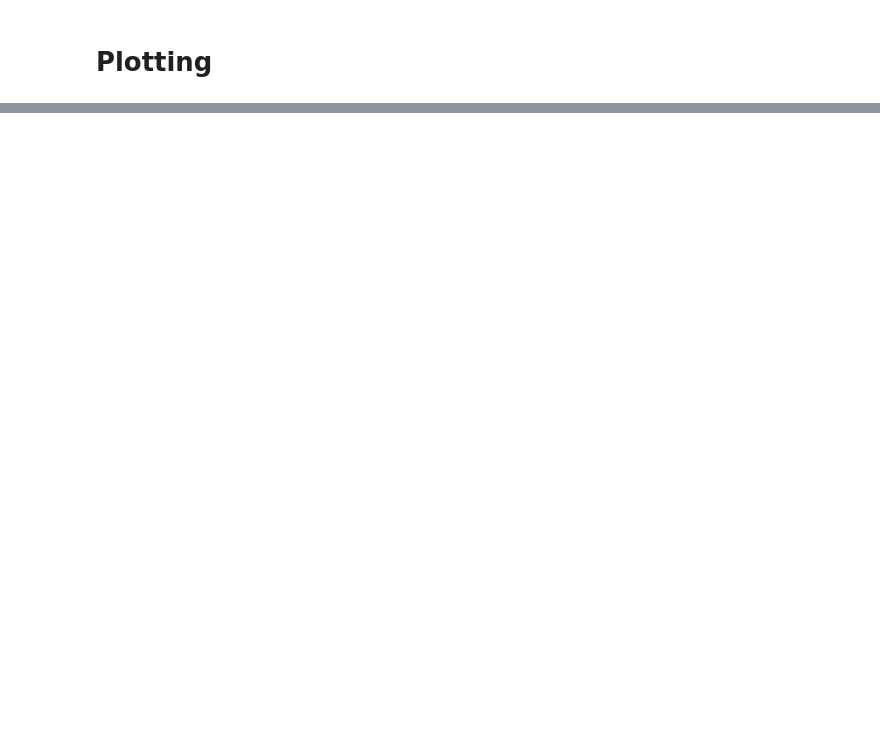
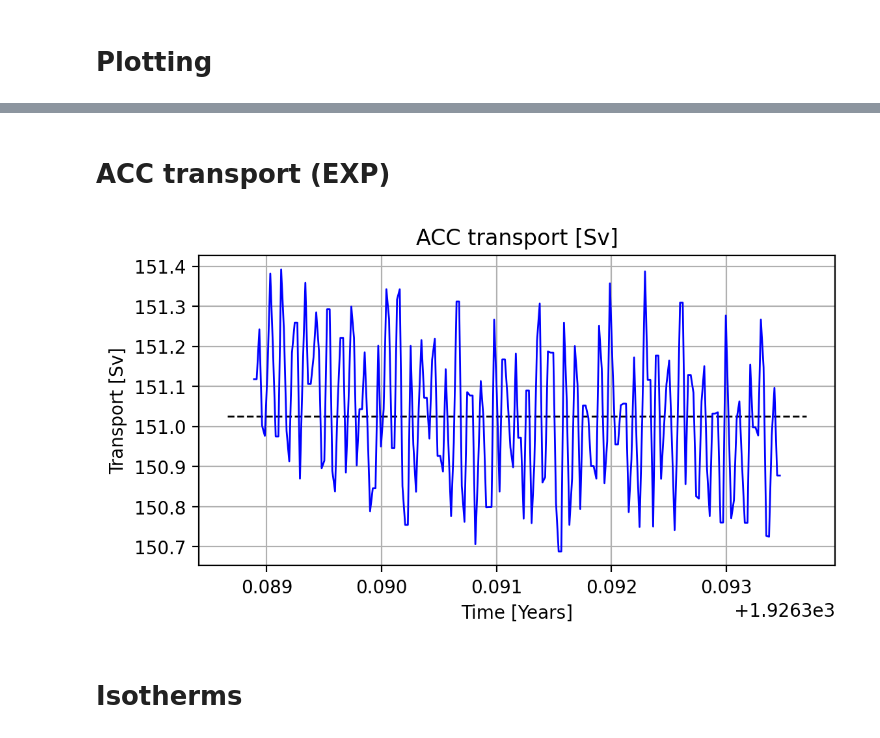
Before and after one commit to afstyles/IWG_analysis, a Jupyter notebook: int/Plotting.ipynb, the cells around one changed output, grey strips where cells are left out. Saved outputs shown, nothing was run; the diff lists cells and outputs as text; code cells hidden in the pictures; blank space fills up the shorter version.

```diff
--- a/int/Plotting.ipynb
+++ b/int/Plotting.ipynb
@@ -398,0 +212,16 @@ Residual overturning function / (Sv) (time: 236; Density_level: 101; -- : 137; -
+# %% [markdown]
+# ACC transport (EXP)
+# %%
+plt.figure(dpi=200, figsize=(2*3.1554, 3.1554))
+plt.title(r"ACC transport [Sv]")
+plt.grid(True)
+time_points = (ACC_cube.coord("time_counter").points + 1900*365*24*60*60)/(360*24*60*60)
+plt.plot(time_points, ACC_cube.data, color='blue', lw=1)
+plt.ylabel(r"Transport [Sv]")
+plt.xlabel(r"Time [Years]")
+plt.hlines(ACC_transport, plt.xlim()[0], plt.xlim()[1], color='black', linestyle='dashed', lw=1)
+plt.savefig(out_dir + f'/ACC_transport.{fig_format}', bbox_inches='tight')
+# %% [output]
+[figure, added]
+# %% [markdown]
+# Isotherms
```
Also changed, not shown: parts of 69 cells of this notebook, 5 other files.
